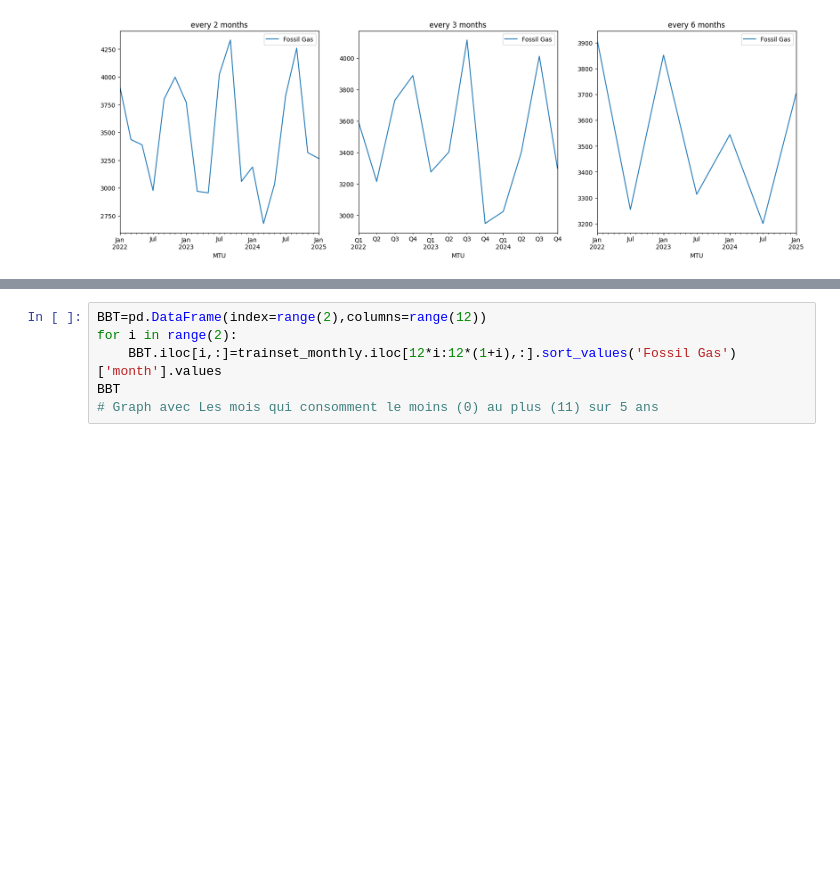
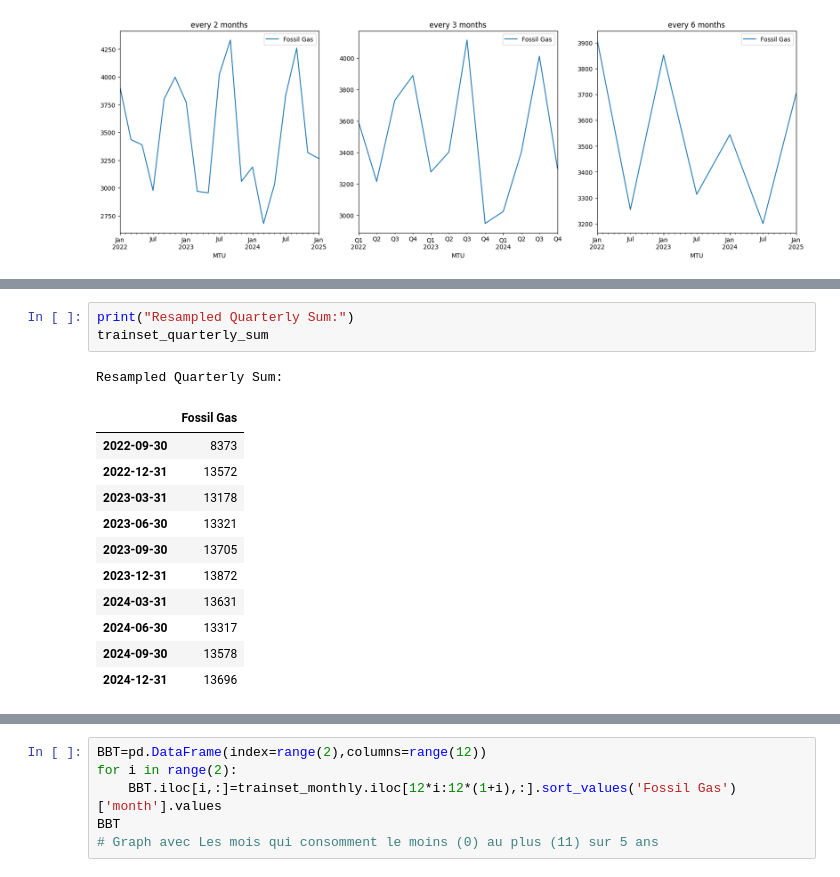
Before and after one commit to mareseugene/Notebook-Analyse-s-ries-temporelles, a Jupyter notebook: Untitled-1.ipynb, the cells around one changed output, grey strips where cells are left out. Saved outputs shown, nothing was run; the diff lists cells and outputs as text; blank space fills up the shorter version.

```diff
--- a/Untitled-1.ipynb
+++ b/Untitled-1.ipynb
@@ -143,0 +108,16 @@ trainset_quarterly does not have enough rows for the given slicing pattern.
+# %%
+print("Resampled Quarterly Sum:")
+trainset_quarterly_sum
+# %% [output]
+Resampled Quarterly Sum:
+|  | Fossil Gas |
+| 2022-09-30 | 8373 |
+| 2022-12-31 | 13572 |
+| 2023-03-31 | 13178 |
+| 2023-06-30 | 13321 |
+| 2023-09-30 | 13705 |
+| 2023-12-31 | 13872 |
+| 2024-03-31 | 13631 |
+| 2024-06-30 | 13317 |
+| 2024-09-30 | 13578 |
+| 2024-12-31 | 13696 |
```
Also changed, not shown: parts of 10 cells of this notebook.
